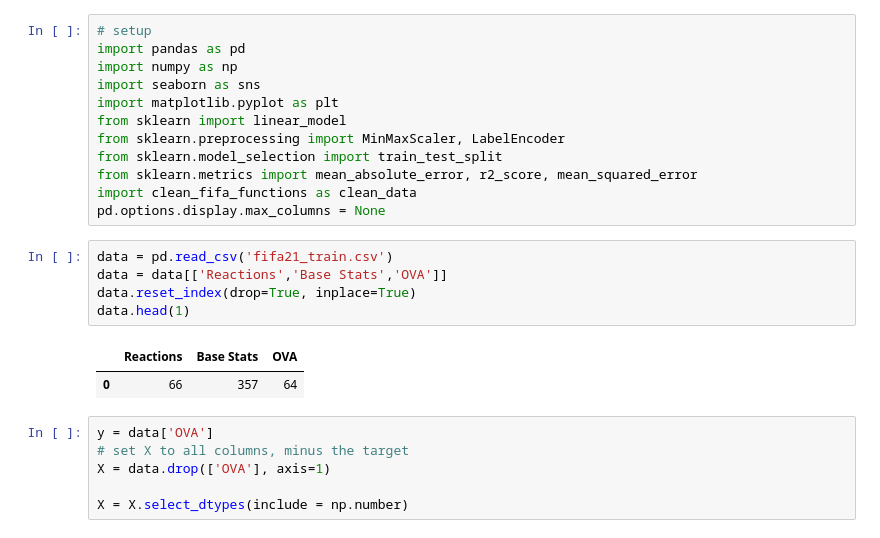
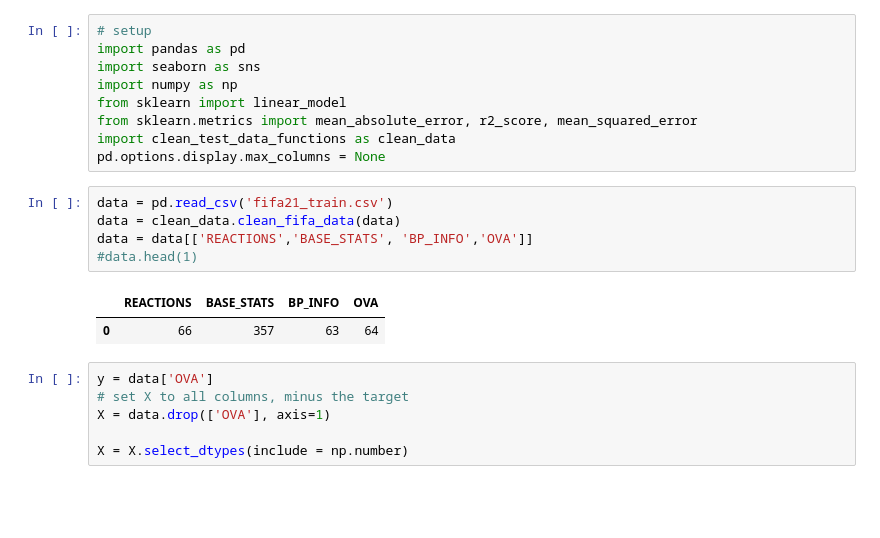
Before and after one commit to jeaend/FIFA_21_Prediction_Model, a Jupyter notebook: 3_test_data.ipynb, the cells around one changed output. Cells and saved outputs as stored; diff of their text form; blank space fills up the shorter version.

```diff
--- a/3_test_data.ipynb
+++ b/3_test_data.ipynb
@@ -1,23 +1,20 @@
 # %%
 # setup
 import pandas as pd
+import seaborn as sns
 import numpy as np
-import seaborn as sns
-import matplotlib.pyplot as plt
 from sklearn import linear_model
-from sklearn.preprocessing import MinMaxScaler, LabelEncoder
-from sklearn.model_selection import train_test_split
 from sklearn.metrics import mean_absolute_error, r2_score, mean_squared_error
-import clean_fifa_functions as clean_data
+import clean_test_data_functions as clean_data
 pd.options.display.max_columns = None
 # %%
 data = pd.read_csv('fifa21_train.csv')
-data = data[['Reactions','Base Stats','OVA']]
-data.reset_index(drop=True, inplace=True)
-data.head(1)
+data = clean_data.clean_fifa_data(data)
+data = data[['REACTIONS','BASE_STATS', 'BP_INFO','OVA']]
+#data.head(1)
 # %% [output]
-|  | Reactions | Base Stats | OVA |
-| 0 | 66 | 357 | 64 |
+|  | REACTIONS | BASE_STATS | BP_INFO | OVA |
+| 0 | 66 | 357 | 63 | 64 |
 # %%
 y = data['OVA']
 # set X to all columns, minus the target
```
Also changed, not shown: parts of 4 cells of this notebook, 5 other files.
